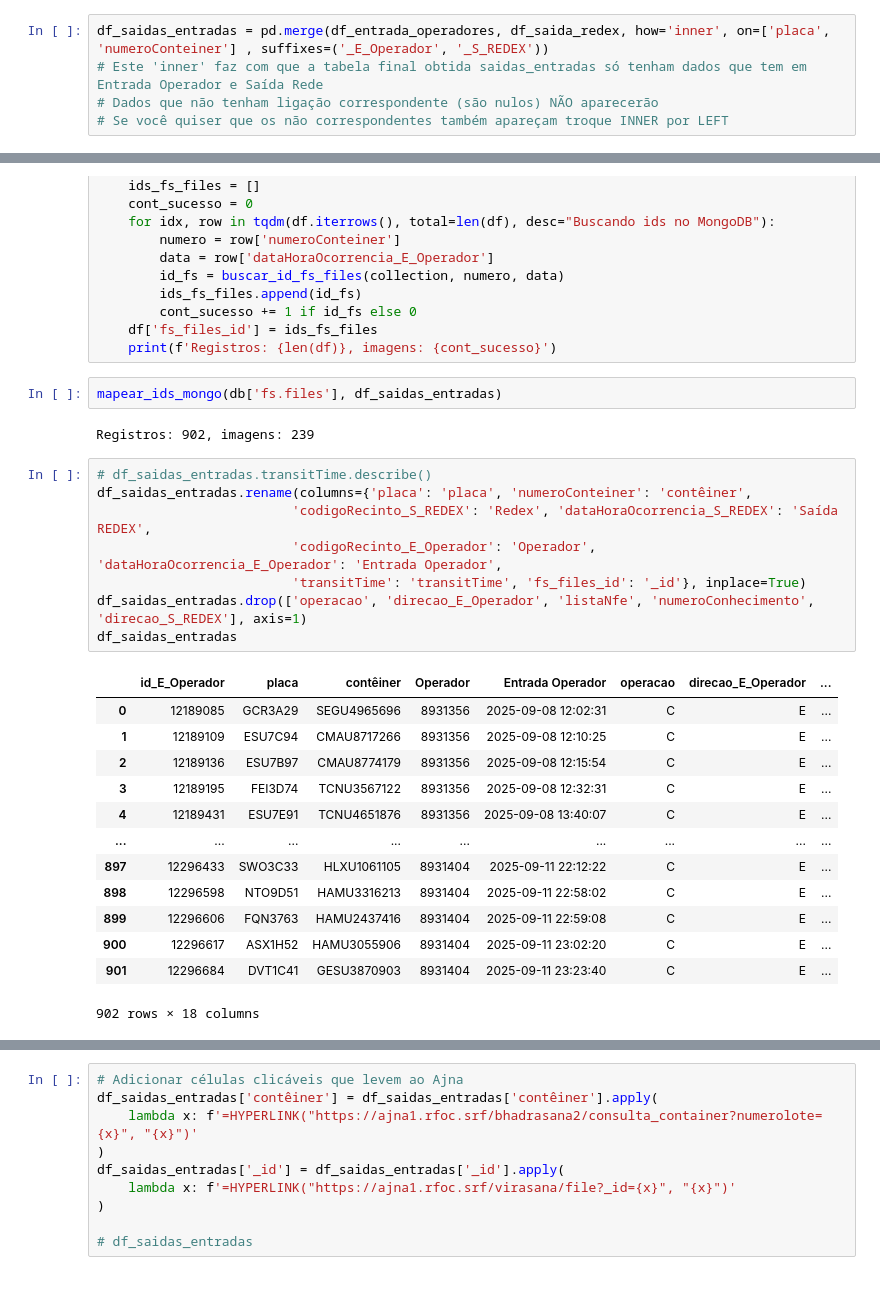
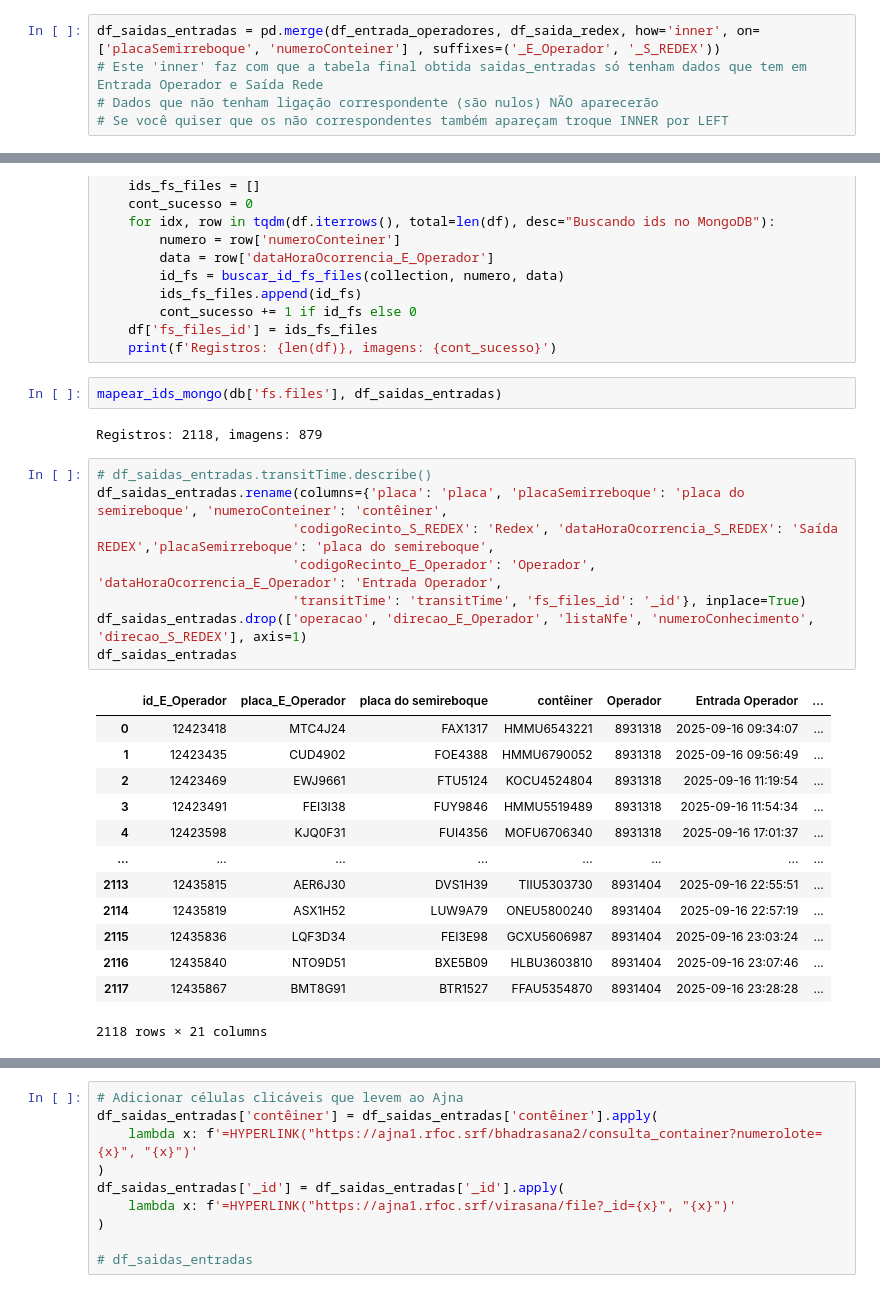
Before and after one commit to IvanBrasilico/virasana, a Jupyter notebook: virasana/notebooks/TransitTimeRedex.ipynb, the cells around one changed output, grey strips where cells are left out. Cells and saved outputs as stored; diff of their text form.

```diff
--- a/virasana/notebooks/TransitTimeRedex.ipynb
+++ b/virasana/notebooks/TransitTimeRedex.ipynb
@@ -139,5 +139,5 @@ df_saida_redex
 # %%
-df_saidas_entradas = pd.merge(df_entrada_operadores, df_saida_redex, how='inner', on=['placa', 'numeroConteiner'] , suffixes=('_E_Operador', '_S_REDEX'))
+df_saidas_entradas = pd.merge(df_entrada_operadores, df_saida_redex, how='inner', on=['placaSemirreboque', 'numeroConteiner'] , suffixes=('_E_Operador', '_S_REDEX'))
 # Este 'inner' faz com que a tabela final obtida saidas_entradas só tenham dados que tem em Entrada Operador e Saída Rede
 # Dados que não tenham ligação correspondente (são nulos) NÃO aparecerão
 # Se você quiser que os não correspondentes também apareçam troque INNER por LEFT
@@ -178,29 +178,29 @@ def mapear_ids_mongo(collection, df):
 # %%
 mapear_ids_mongo(db['fs.files'], df_saidas_entradas)
 # %% [output]
-Registros: 902, imagens: 239
+Registros: 2118, imagens: 879
 # %%
 # df_saidas_entradas.transitTime.describe()
-df_saidas_entradas.rename(columns={'placa': 'placa', 'numeroConteiner': 'contêiner',
-                         'codigoRecinto_S_REDEX': 'Redex', 'dataHoraOcorrencia_S_REDEX': 'Saída REDEX',
+df_saidas_entradas.rename(columns={'placa': 'placa', 'placaSemirreboque': 'placa do semireboque', 'numeroConteiner': 'contêiner',
+                         'codigoRecinto_S_REDEX': 'Redex', 'dataHoraOcorrencia_S_REDEX': 'Saída REDEX','placaSemirreboque': 'placa do semireboque',
                          'codigoRecinto_E_Operador': 'Operador', 'dataHoraOcorrencia_E_Operador': 'Entrada Operador',
                          'transitTime': 'transitTime', 'fs_files_id': '_id'}, inplace=True)
 df_saidas_entradas.drop(['operacao', 'direcao_E_Operador', 'listaNfe', 'numeroConhecimento', 'direcao_S_REDEX'], axis=1)
 df_saidas_entradas
 # %% [output]
-|  | id_E_Operador | placa | contêiner | Operador | Entrada Operador | operacao | direcao_E_Operador | ... |
-| 0 | 12189085 | GCR3A29 | SEGU4965696 | 8931356 | 2025-09-08 12:02:31 | C | E | ... |
-| 1 | 12189109 | ESU7C94 | CMAU8717266 | 8931356 | 2025-09-08 12:10:25 | C | E | ... |
-| 2 | 12189136 | ESU7B97 | CMAU8774179 | 8931356 | 2025-09-08 12:15:54 | C | E | ... |
-| 3 | 12189195 | FEI3D74 | TCNU3567122 | 8931356 | 2025-09-08 12:32:31 | C | E | ... |
-| 4 | 12189431 | ESU7E91 | TCNU4651876 | 8931356 | 2025-09-08 13:40:07 | C | E | ... |
-| ... | ... | ... | ... | ... | ... | ... | ... | ... |
-| 897 | 12296433 | SWO3C33 | HLXU1061105 | 8931404 | 2025-09-11 22:12:22 | C | E | ... |
-| 898 | 12296598 | NTO9D51 | HAMU3316213 | 8931404 | 2025-09-11 22:58:02 | C | E | ... |
-| 899 | 12296606 | FQN3763 | HAMU2437416 | 8931404 | 2025-09-11 22:59:08 | C | E | ... |
-| 900 | 12296617 | ASX1H52 | HAMU3055906 | 8931404 | 2025-09-11 23:02:20 | C | E | ... |
-| 901 | 12296684 | DVT1C41 | GESU3870903 | 8931404 | 2025-09-11 23:23:40 | C | E | ... |
+|  | id_E_Operador | placa_E_Operador | placa do semireboque | contêiner | Operador | Entrada Operador | ... |
+| 0 | 12423418 | MTC4J24 | FAX1317 | HMMU6543221 | 8931318 | 2025-09-16 09:34:07 | ... |
+| 1 | 12423435 | CUD4902 | FOE4388 | HMMU6790052 | 8931318 | 2025-09-16 09:56:49 | ... |
+| 2 | 12423469 | EWJ9661 | FTU5124 | KOCU4524804 | 8931318 | 2025-09-16 11:19:54 | ... |
+| 3 | 12423491 | FEI3I38 | FUY9846 | HMMU5519489 | 8931318 | 2025-09-16 11:54:34 | ... |
+| 4 | 12423598 | KJQ0F31 | FUI4356 | MOFU6706340 | 8931318 | 2025-09-16 17:01:37 | ... |
+| ... | ... | ... | ... | ... | ... | ... | ... |
+| 2113 | 12435815 | AER6J30 | DVS1H39 | TIIU5303730 | 8931404 | 2025-09-16 22:55:51 | ... |
+| 2114 | 12435819 | ASX1H52 | LUW9A79 | ONEU5800240 | 8931404 | 2025-09-16 22:57:19 | ... |
+| 2115 | 12435836 | LQF3D34 | FEI3E98 | GCXU5606987 | 8931404 | 2025-09-16 23:03:24 | ... |
+| 2116 | 12435840 | NTO9D51 | BXE5B09 | HLBU3603810 | 8931404 | 2025-09-16 23:07:46 | ... |
+| 2117 | 12435867 | BMT8G91 | BTR1527 | FFAU5354870 | 8931404 | 2025-09-16 23:28:28 | ... |
-902 rows × 18 columns
+2118 rows × 21 columns
 # %%
 from IPython.display import display, HTML
 
```
Also changed, not shown: parts of 8 cells of this notebook.
